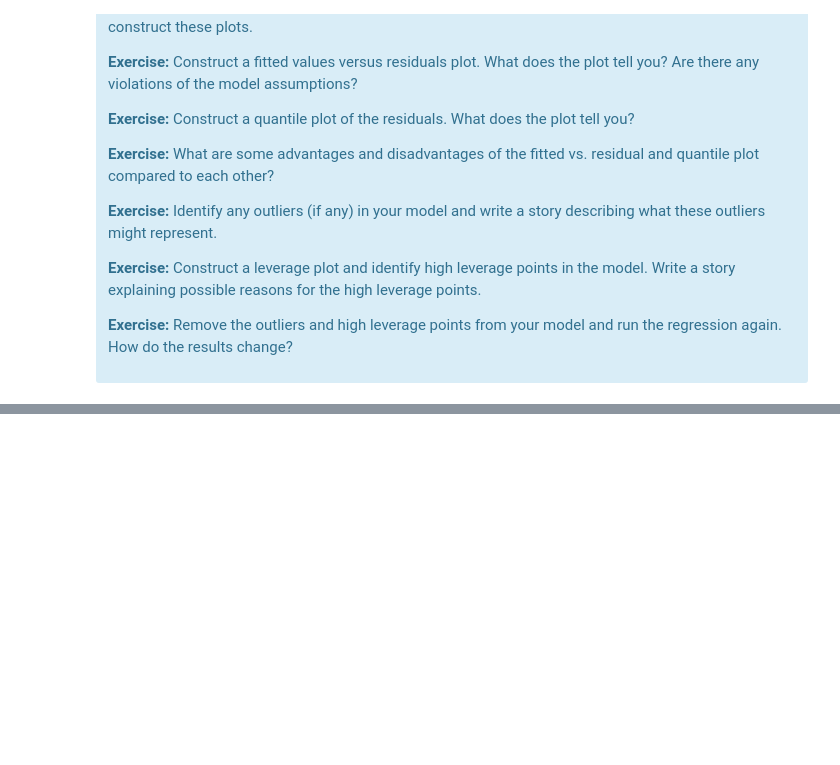
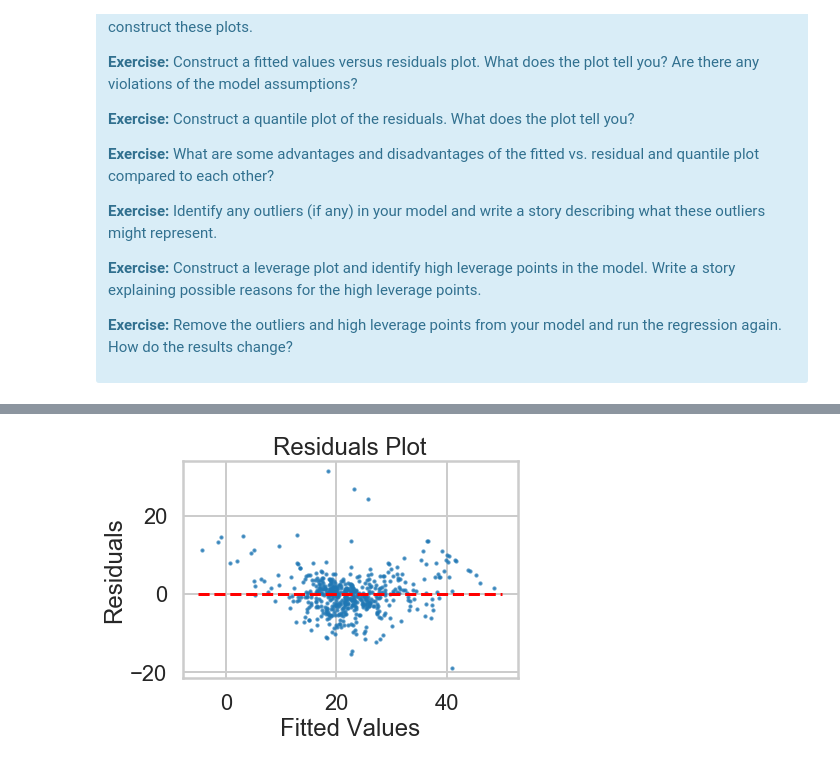
Before and after one commit to mightysquirrely/Springboard-Mini-Projects, a Jupyter notebook: Mini_Project_Linear_Regression.ipynb, the cells around one changed output, grey strips where cells are left out. Drawn from its saved outputs; the diff is of its cells as text; code cells hidden in the pictures; blank space fills up the shorter version.

```diff
--- a/Mini_Project_Linear_Regression.ipynb
+++ b/Mini_Project_Linear_Regression.ipynb
@@ -826,0 +946,10 @@ There are some other issues that are important investigate with linear regressio
+# %%
+#Remove the outliers and high leverage points from your model and run the regression again.
+new_no_outliers = bos.drop(bos.index[[418, 405, 380, 368, 372, 373, 365, 367]])
+
+new_three_variables = ols('PRICE ~ CRIM + RM + PTRATIO', new_no_outliers).fit()
+print(new_three_variables.summary())
+
+#How do the results change?
+##It appears quite similar.  There are a few less outliers above the residuals of 20.
+#The t value went up from 18.382, to 22.187 for the RM.
@@ -826,0 +974,8 @@ There are some other issues that are important investigate with linear regressio
+# %%
+_ = plt.scatter(new_three_variables.fittedvalues, new_three_variables.resid, s=5, alpha=0.7)
+_ = plt.xlabel('Fitted Values')
+_ = plt.ylabel('Residuals')
+_ = plt.hlines(y=0, xmin=-5, xmax=50, color='red', linestyle='--')
+_ = plt.title('Residuals Plot')
+# %% [output]
+[figure, added]
```
Also changed, not shown: parts of 15 cells of this notebook.
